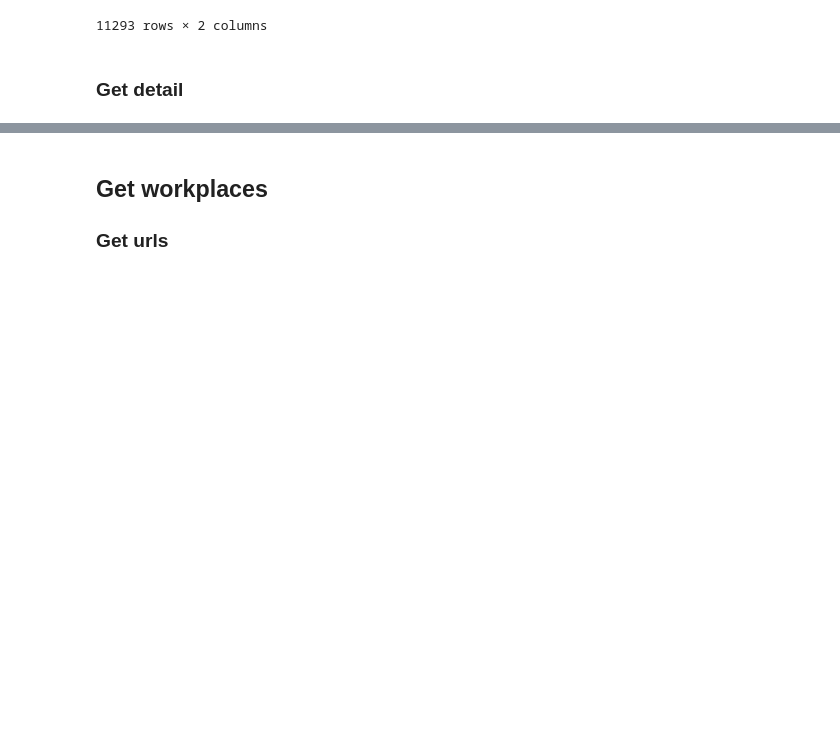
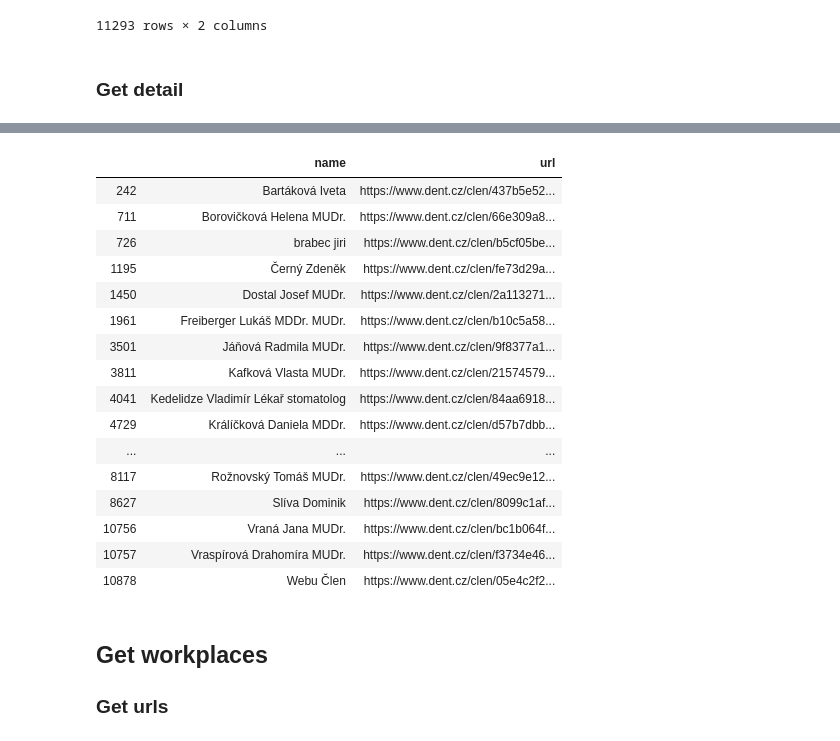
Before and after one commit to opendatalabcz/mapa-zdravi, a Jupyter notebook: src/scripts/csk_scraping.ipynb, the cells around one changed output, grey strips where cells are left out. Saved outputs shown, nothing was run; the diff lists cells and outputs as text; code cells hidden in the pictures; blank space fills up the shorter version.

```diff
--- a/src/scripts/csk_scraping.ipynb
+++ b/src/scripts/csk_scraping.ipynb
@@ -175,3 +179,10 @@ def save_to_json(rec, name):
         json.dump(rec, outfile)
 
 save_to_json(l_detail, 'dentists_all')
+# %%
+again = []
+for item in l_detail:
+    area = item.get('area', None)
+    if not isinstance(area, list):
+        print(item)
+        again.append(item['url'])
@@ -178,3 +215,23 @@ save_to_json(l_detail, 'dentists_all')
+# %%
+dentists[dentists.url.isin(again)]
+# %% [output]
+|  | name | url |
+| 242 | Bartáková Iveta | https://www.dent.cz/clen/437b5e52... |
+| 711 | Borovičková Helena MUDr. | https://www.dent.cz/clen/66e309a8... |
+| 726 | brabec jiri | https://www.dent.cz/clen/b5cf05be... |
+| 1195 | Černý Zdeněk | https://www.dent.cz/clen/fe73d29a... |
+| 1450 | Dostal Josef MUDr. | https://www.dent.cz/clen/2a113271... |
+| 1961 | Freiberger Lukáš MDDr. MUDr. | https://www.dent.cz/clen/b10c5a58... |
+| 3501 | Jáňová Radmila MUDr. | https://www.dent.cz/clen/9f8377a1... |
+| 3811 | Kafková Vlasta MUDr. | https://www.dent.cz/clen/21574579... |
+| 4041 | Kedelidze Vladimír Lékař stomatolog | https://www.dent.cz/clen/84aa6918... |
+| 4729 | Králíčková Daniela MDDr. | https://www.dent.cz/clen/d57b7dbb... |
+| ... | ... | ... |
+| 8117 | Rožnovský Tomáš MUDr. | https://www.dent.cz/clen/49ec9e12... |
+| 8627 | Slíva Dominik | https://www.dent.cz/clen/8099c1af... |
+| 10756 | Vraná Jana MUDr. | https://www.dent.cz/clen/bc1b064f... |
+| 10757 | Vraspírová Drahomíra MUDr. | https://www.dent.cz/clen/f3734e46... |
+| 10878 | Webu Člen | https://www.dent.cz/clen/05e4c2f2... |
 # %% [markdown]
 ## Get workplaces
 ### Get urls
```
Also changed, not shown: parts of 14 cells of this notebook.
